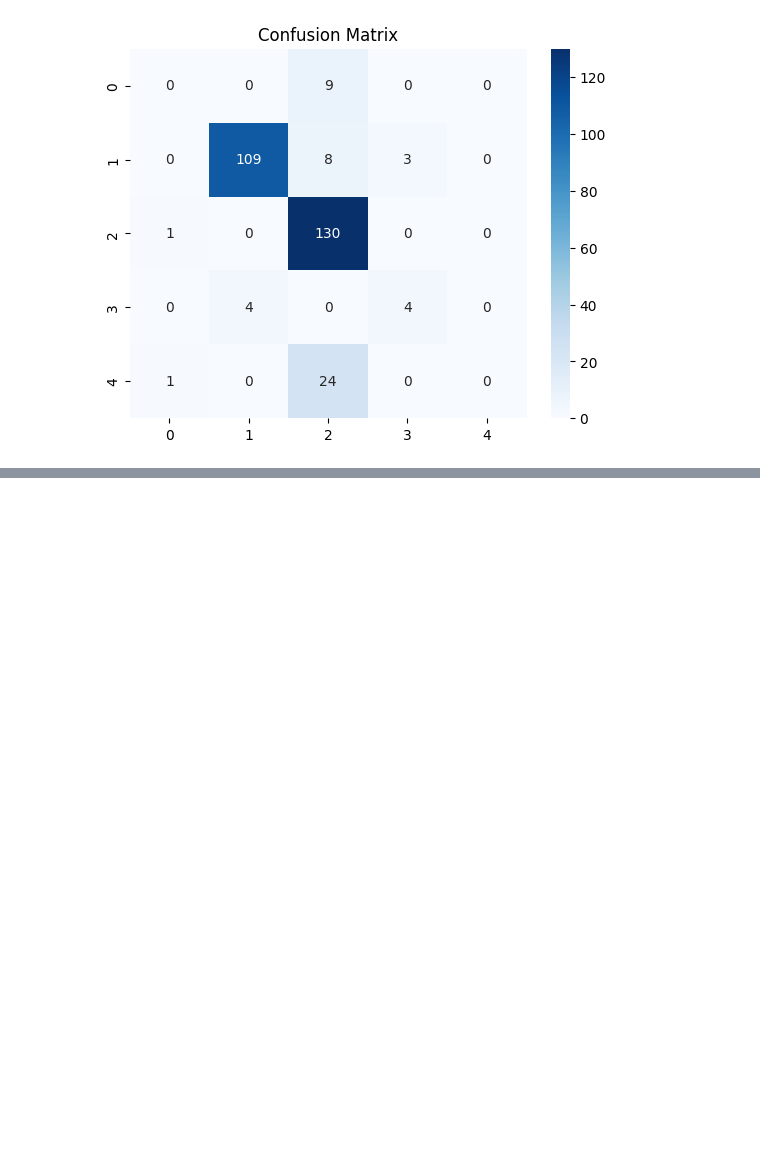
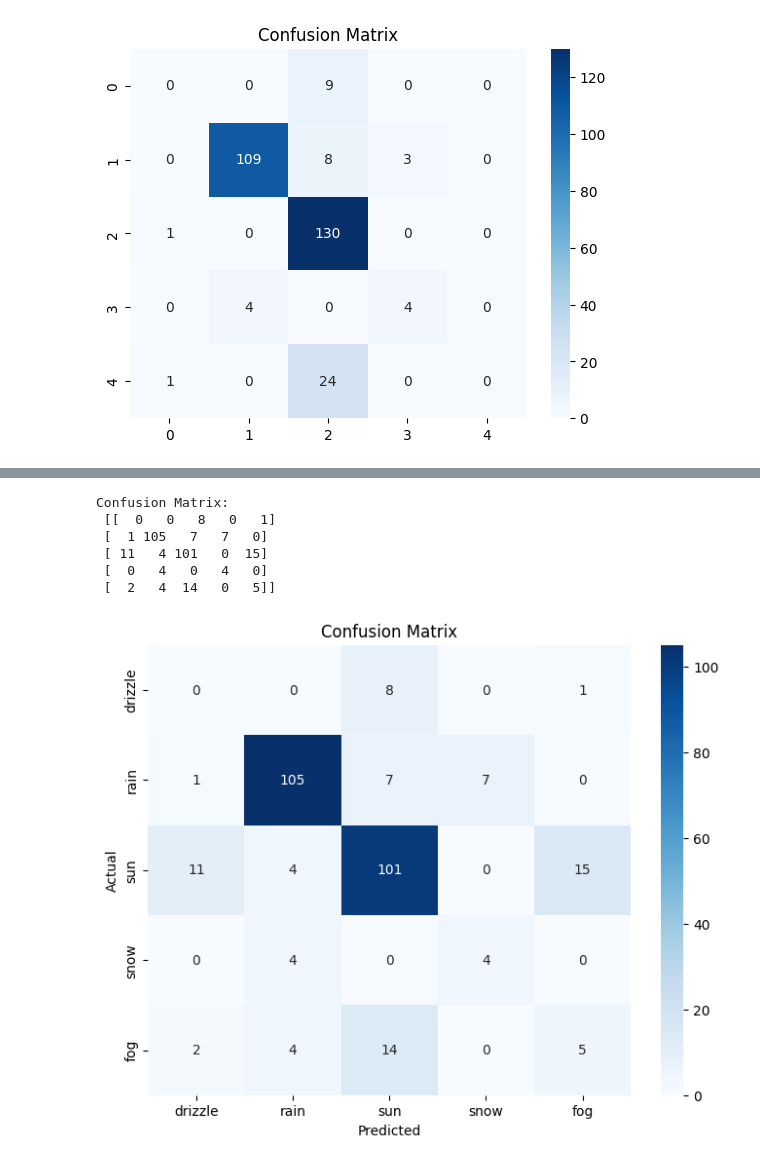
Before and after one commit to csm34/GelecekHayalim-ML-Algorithms, a Jupyter notebook: wheather.ipynb, the cells around one changed output, grey strips where cells are left out. Saved outputs shown, nothing was run; the diff lists cells and outputs as text; code cells hidden in the pictures; blank space fills up the shorter version.

```diff
--- a/wheather.ipynb
+++ b/wheather.ipynb
@@ -130,0 +153,5 @@ plt.show()
+# %%
+X2_train, X2_test, y2_train, y2_test = train_test_split(X2, y2, test_size=0.2, random_state=42)
+# %%
+dt_model = DecisionTreeClassifier(random_state=42)
+dt_model.fit(X2_train, y2_train)
@@ -130,0 +160,2 @@ plt.show()
+# %%
+y2_pred = dt_model.predict(X2_test)
@@ -130,0 +180,19 @@ plt.show()
+# %%
+conf_matrix = confusion_matrix(y2_test, y2_pred)
+print("Confusion Matrix:\n", conf_matrix)
+# %% [output]
+Confusion Matrix:
+ [[  0   0   8   0   1]
+ [  1 105   7   7   0]
+ [ 11   4 101   0  15]
+ [  0   4   0   4   0]
+ [  2   4  14   0   5]]
+# %%
+plt.figure(figsize=(8, 6))
+sns.heatmap(conf_matrix, annot=True, fmt="d", cmap="Blues", xticklabels=weather_mapping.keys(), yticklabels=weather_mapping.keys())
+plt.title("Confusion Matrix")
+plt.xlabel("Predicted")
+plt.ylabel("Actual")
+plt.show()
+# %% [output]
+[figure, added]
```
Also changed, not shown: parts of 15 cells of this notebook.
